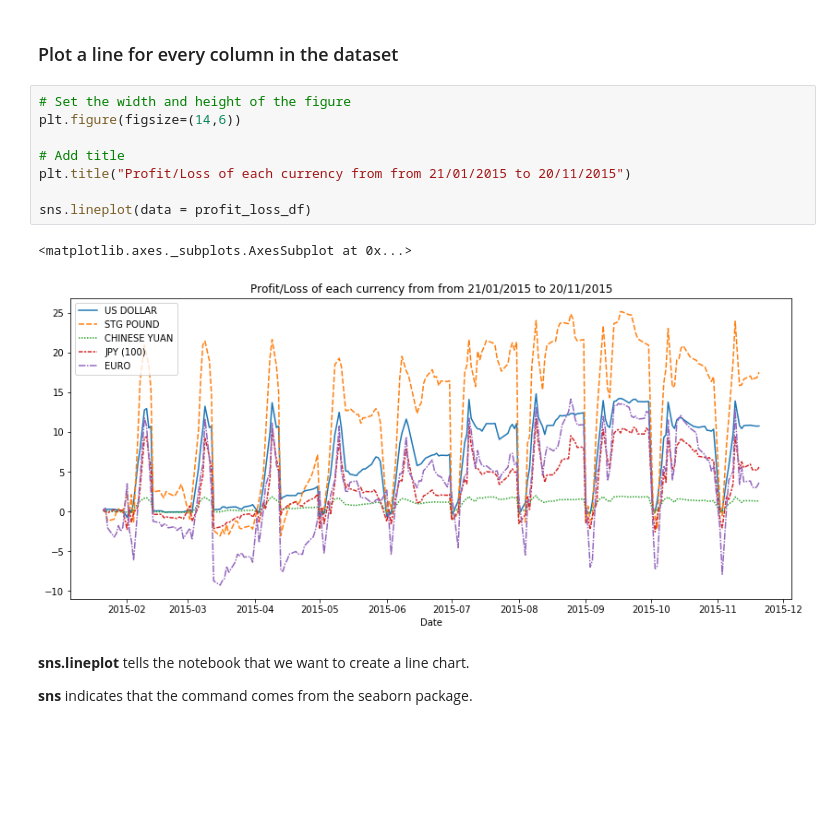
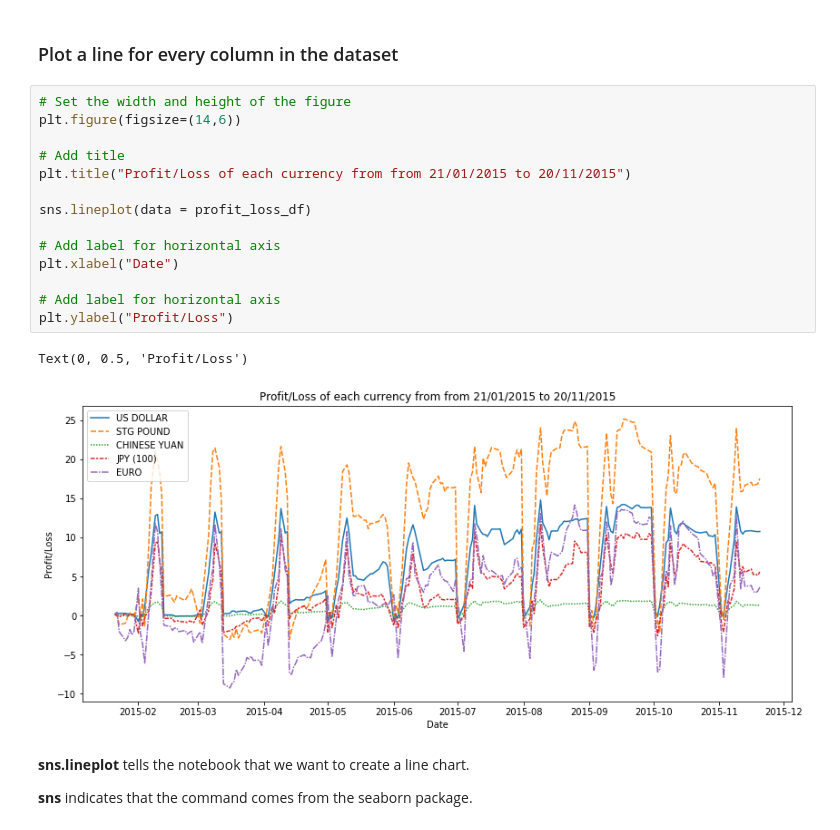
Before and after one commit to AubreyJohns/Data-Visualization, a Jupyter notebook: Data Visualization Seaborn.ipynb, the cells around one changed output. Drawn from its saved outputs; the diff is of its cells as text; blank space fills up the shorter version.

```diff
--- a/Data Visualization Seaborn.ipynb
+++ b/Data Visualization Seaborn.ipynb
@@ -75,14 +75,20 @@ profit_loss_df.head()
 # %%
 # Set the width and height of the figure
 plt.figure(figsize=(14,6))
 
 # Add title
 plt.title("Profit/Loss of each currency from from 21/01/2015 to 20/11/2015")
 
 sns.lineplot(data = profit_loss_df)
+
+# Add label for horizontal axis
+plt.xlabel("Date")
+
+# Add label for horizontal axis
+plt.ylabel("Profit/Loss")
 # %% [output]
-<matplotlib.axes._subplots.AxesSubplot at 0x...>
+Text(0, 0.5, 'Profit/Loss')
-[figure, old version]
+[figure, new version]
 # %% [markdown]
 **sns.lineplot** tells the notebook that we want to create a line chart.
 
```
Also changed, not shown: parts of 6 cells of this notebook.
